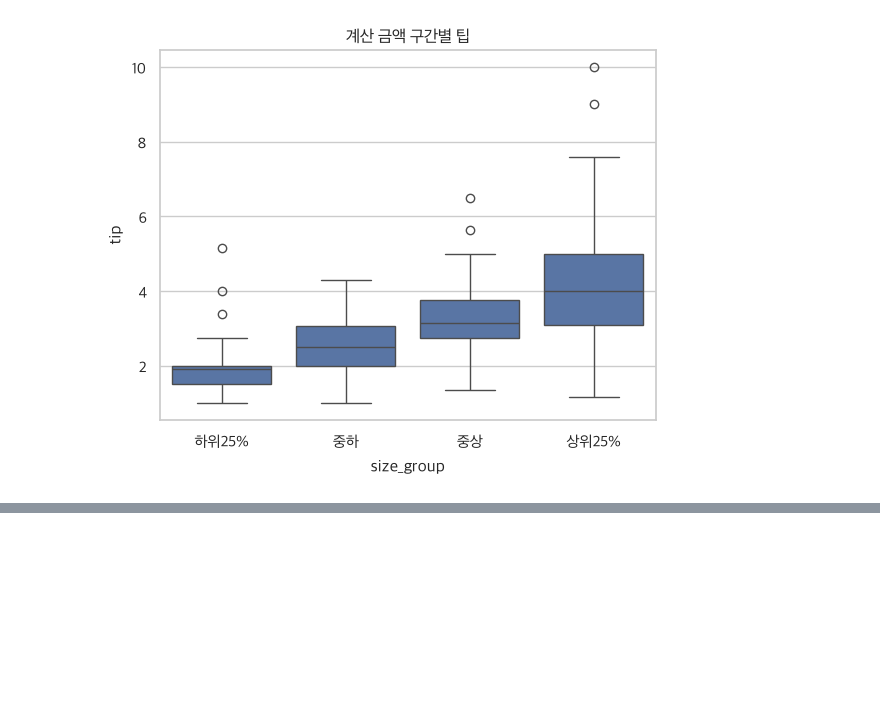
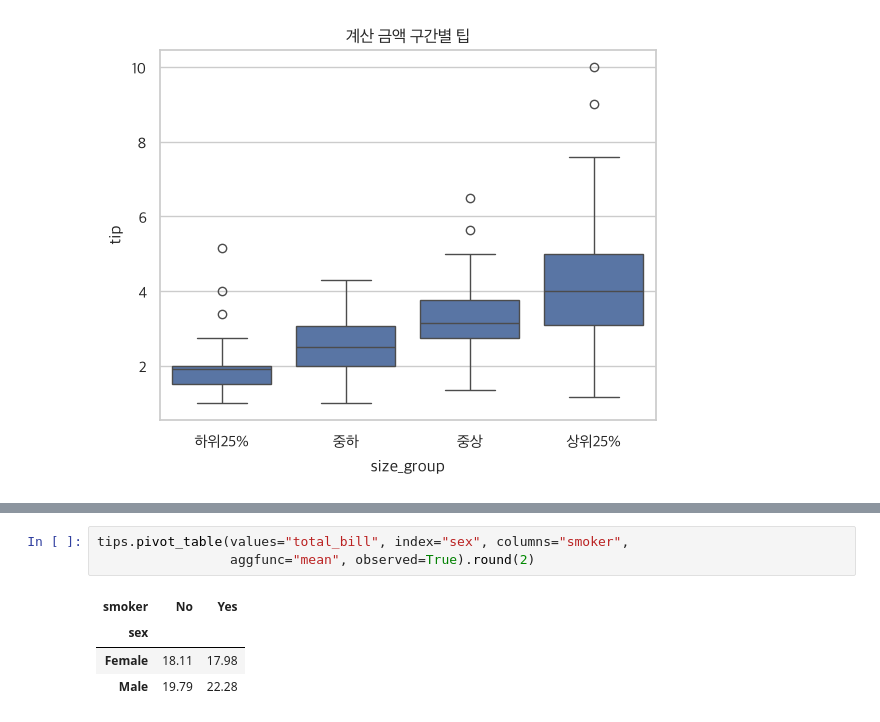
Before and after one commit to YoonTae98/machine_learning, a Jupyter notebook: 01.ipynb, the cells around one changed output, grey strips where cells are left out. Cells and saved outputs as stored; diff of their text form; blank space fills up the shorter version.

```diff
--- a/01.ipynb
+++ b/01.ipynb
@@ -699,0 +750,8 @@ plt.show()
+# %%
+tips.pivot_table(values="total_bill", index="sex", columns="smoker",
+                 aggfunc="mean", observed=True).round(2)
+# %% [output]
+| smoker | No | Yes |
+| sex |  |  |
+| Female | 18.11 | 17.98 |
+| Male | 19.79 | 22.28 |
```
Also changed, not shown: parts of 5 cells of this notebook, 1 other file.
